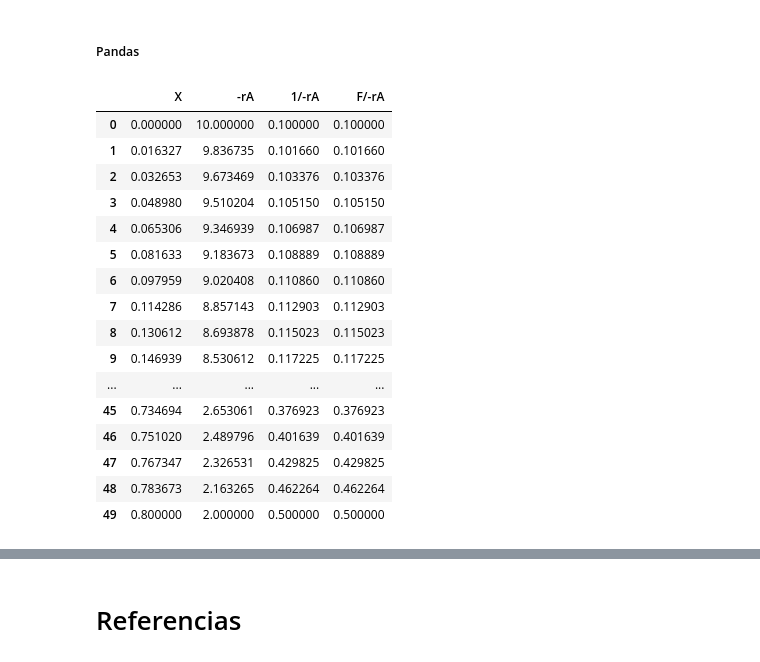
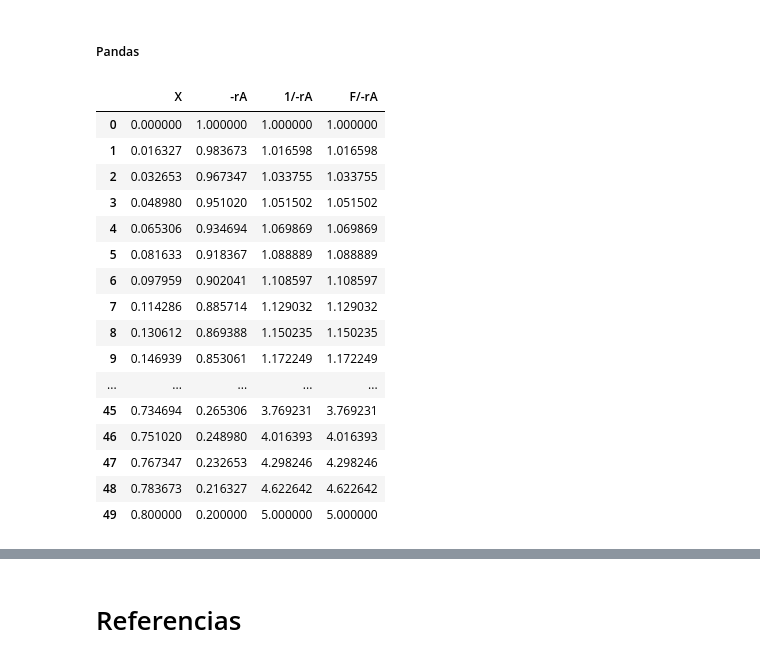
Before and after one commit to eicastroc/Kin_Cinvestav_IngMetalurgica, a Jupyter notebook: 03_Reactores/02_dimensionamiento.ipynb, the cells around one changed output, grey strips where cells are left out. Drawn from its saved outputs; the diff is of its cells as text; code cells hidden in the pictures.

```diff
--- a/03_Reactores/02_dimensionamiento.ipynb
+++ b/03_Reactores/02_dimensionamiento.ipynb
@@ -343,36 +342,36 @@ def rA_O1(k, C0, X):
 # %%
 # Entrada
 FA0 = 1 # [mol.s-1]
-k = 10
+k = 1
 c0 = 1
 X = np.linspace(0, 0.8, 50)
 
 rA = rA_O1(k, c0, X)
 
 # Creación de DataFrame con datos de interés
 df = pd.DataFrame({"X": X, '-rA': -rA})
 df['1/-rA'] = 1/df['-rA'] # [(mol-1.m3).s]
 df['F/-rA'] = FA0 * df['1/-rA'] # [m3]
 
 display(df)
 # %% [output]
 |  | X | -rA | 1/-rA | F/-rA |
-| 0 | 0.000000 | 10.000000 | 0.100000 | 0.100000 |
-| 1 | 0.016327 | 9.836735 | 0.101660 | 0.101660 |
-| 2 | 0.032653 | 9.673469 | 0.103376 | 0.103376 |
-| 3 | 0.048980 | 9.510204 | 0.105150 | 0.105150 |
-| 4 | 0.065306 | 9.346939 | 0.106987 | 0.106987 |
-| 5 | 0.081633 | 9.183673 | 0.108889 | 0.108889 |
-| 6 | 0.097959 | 9.020408 | 0.110860 | 0.110860 |
-| 7 | 0.114286 | 8.857143 | 0.112903 | 0.112903 |
-| 8 | 0.130612 | 8.693878 | 0.115023 | 0.115023 |
-| 9 | 0.146939 | 8.530612 | 0.117225 | 0.117225 |
+| 0 | 0.000000 | 1.000000 | 1.000000 | 1.000000 |
+| 1 | 0.016327 | 0.983673 | 1.016598 | 1.016598 |
+| 2 | 0.032653 | 0.967347 | 1.033755 | 1.033755 |
+| 3 | 0.048980 | 0.951020 | 1.051502 | 1.051502 |
+| 4 | 0.065306 | 0.934694 | 1.069869 | 1.069869 |
+| 5 | 0.081633 | 0.918367 | 1.088889 | 1.088889 |
+| 6 | 0.097959 | 0.902041 | 1.108597 | 1.108597 |
+| 7 | 0.114286 | 0.885714 | 1.129032 | 1.129032 |
+| 8 | 0.130612 | 0.869388 | 1.150235 | 1.150235 |
+| 9 | 0.146939 | 0.853061 | 1.172249 | 1.172249 |
 | ... | ... | ... | ... | ... |
-| 45 | 0.734694 | 2.653061 | 0.376923 | 0.376923 |
-| 46 | 0.751020 | 2.489796 | 0.401639 | 0.401639 |
-| 47 | 0.767347 | 2.326531 | 0.429825 | 0.429825 |
-| 48 | 0.783673 | 2.163265 | 0.462264 | 0.462264 |
-| 49 | 0.800000 | 2.000000 | 0.500000 | 0.500000 |
+| 45 | 0.734694 | 0.265306 | 3.769231 | 3.769231 |
+| 46 | 0.751020 | 0.248980 | 4.016393 | 4.016393 |
+| 47 | 0.767347 | 0.232653 | 4.298246 | 4.298246 |
+| 48 | 0.783673 | 0.216327 | 4.622642 | 4.622642 |
+| 49 | 0.800000 | 0.200000 | 5.000000 | 5.000000 |
 # %%
 fig, ax = plt.subplots()
 x = df["X"].to_numpy()
```
Also changed, not shown: parts of 18 cells of this notebook.
